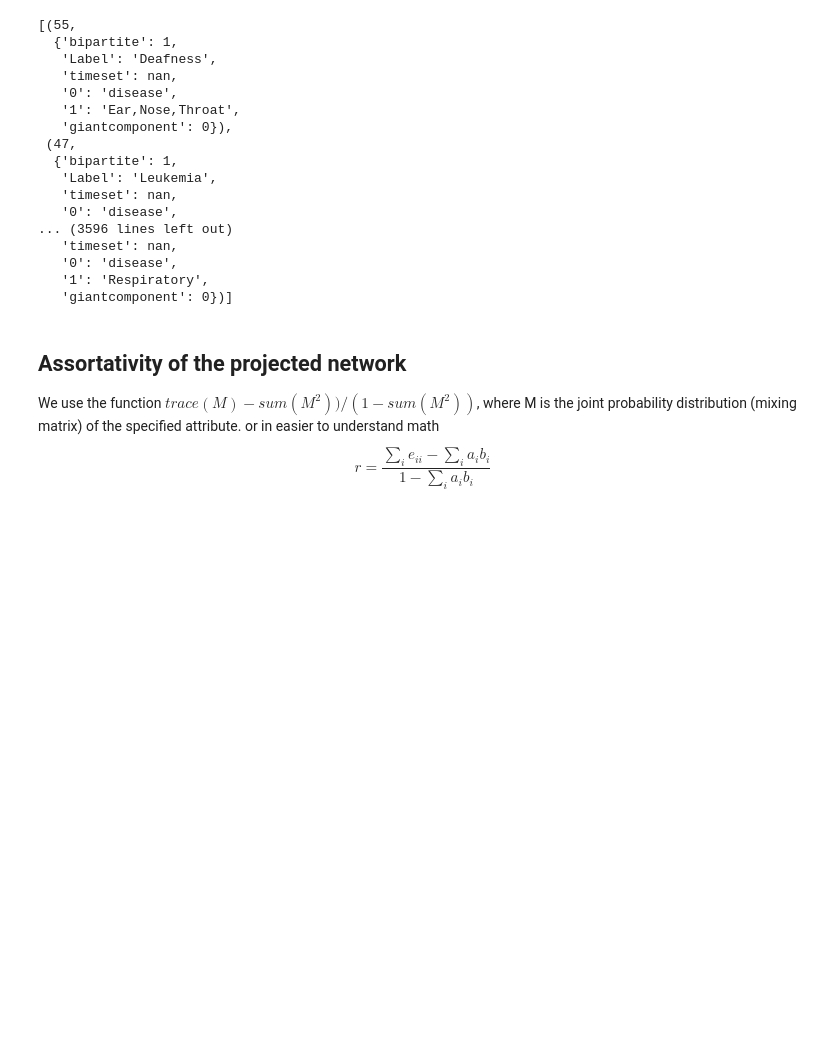
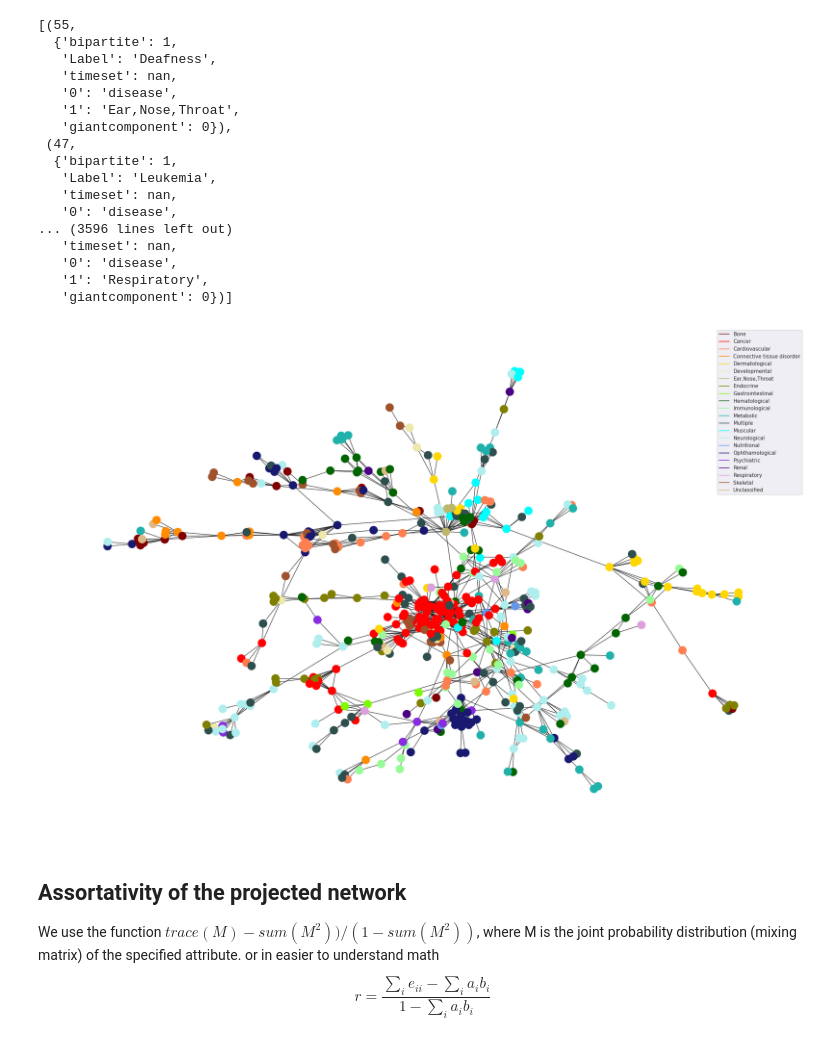
Before and after one commit to ITU-Bumblebees/network_analysis, a Jupyter notebook: Code/project.ipynb, the cells around one changed output. Drawn from its saved outputs; the diff is of its cells as text; code cells hidden in the pictures; blank space fills up the shorter version.

Commit message:
added plot of the projected graph

```diff
--- a/Code/project.ipynb
+++ b/Code/project.ipynb
@@ -289,32 +289,39 @@ list(Gp.nodes(data=True))
 # %%
 def visualize_bipar():
     temp = d_attributes
     categories = np.unique(d_attributes['1'])
     temp['1'] = pd.Categorical(temp['1'])
 
     pos = nx.spring_layout(Gp)
     colorlegend = {a:b  for b,a in enumerate(categories)}
 
     colours = ['#800000', '#FF0000', '#FF7F50', '#FF8C00', '#FFD700',
     '#EEE8AA', '#BDB76B', '#808000', '#7CFC00', '#006400',
     '#98FB98', '#20B2AA', '#2F4F4F', '#00FFFF', '#AFEEEE',
     '#6495ED','#191970','#8A2BE2','#4B0082','#DDA0DD',
     '#A0522D','#DEB887']
     colours = ListedColormap(colours)
 
     val_map = temp['1'].cat.codes.to_dict()
     values = [val_map.get(node, 0) for node in Gp.nodes()]
     cNorm  = colors.Normalize(vmin=0, vmax=max(values))
     scalarMap = cmx.ScalarMappable(norm=cNorm, cmap=colours)
 
-    f = plt.figure(1, figsize=(30, 30))
+    f = plt.figure(1, figsize=(30, 20))
     ax = f.add_subplot(1,1,1)
     for label in colorlegend:
         ax.plot([0],[0],color=scalarMap.to_rgba(colorlegend[label]),label=label)
 
-    nx.draw(Gp, pos,  with_labels = True, node_color = temp['1'].cat.codes, cmap = colours, vmin = 0, vmax = max(values))
+    nx.draw(Gp, pos,  node_color = temp['1'].cat.codes, cmap = colours, vmin = 0, vmax = max(values))
 
     plt.legend();
+
+    if savefigs:
+        plt.savefig('../figs/BiparNetwork.png', bbox_inches = 'tight')
+
+visualize_bipar()
+# %% [output]
+[figure, added]
 # %% [markdown]
 ## Assortativity of the projected network
 We use the function $trace(M)-sum(M^2))/(1-sum(M^2))$, where M is the joint probability distribution (mixing matrix) of the specified attribute.
```
Also changed, not shown: 1 other file.
